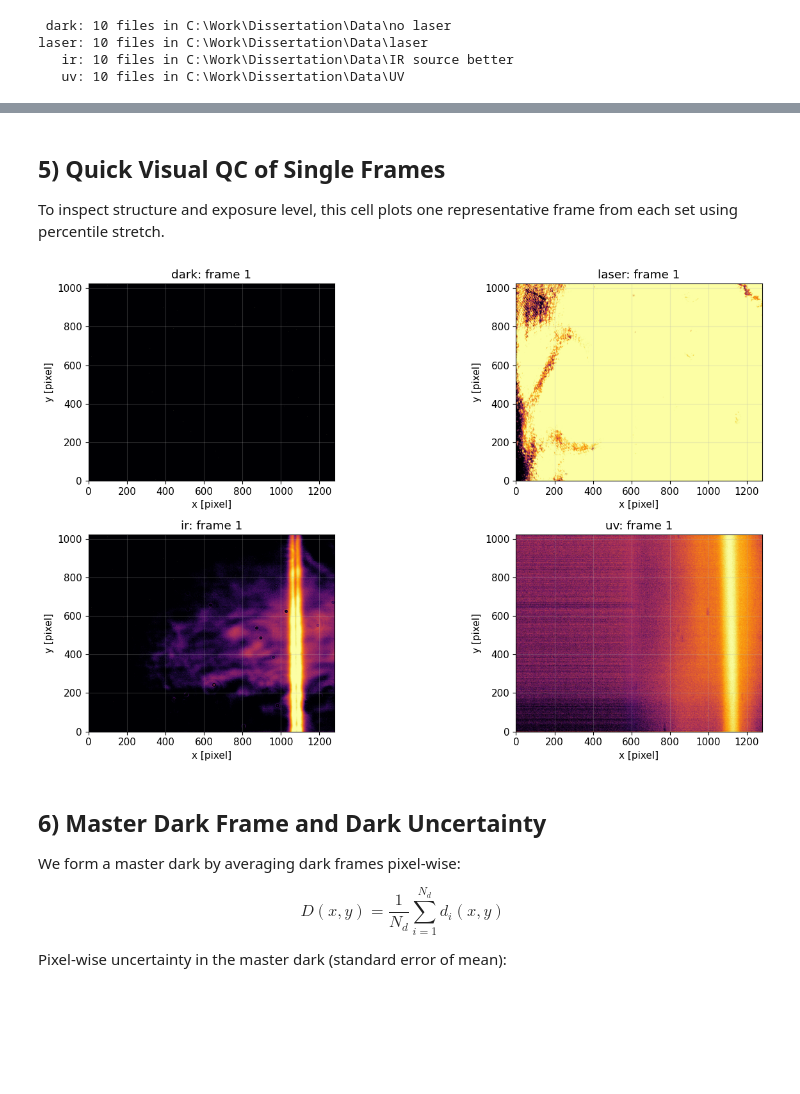
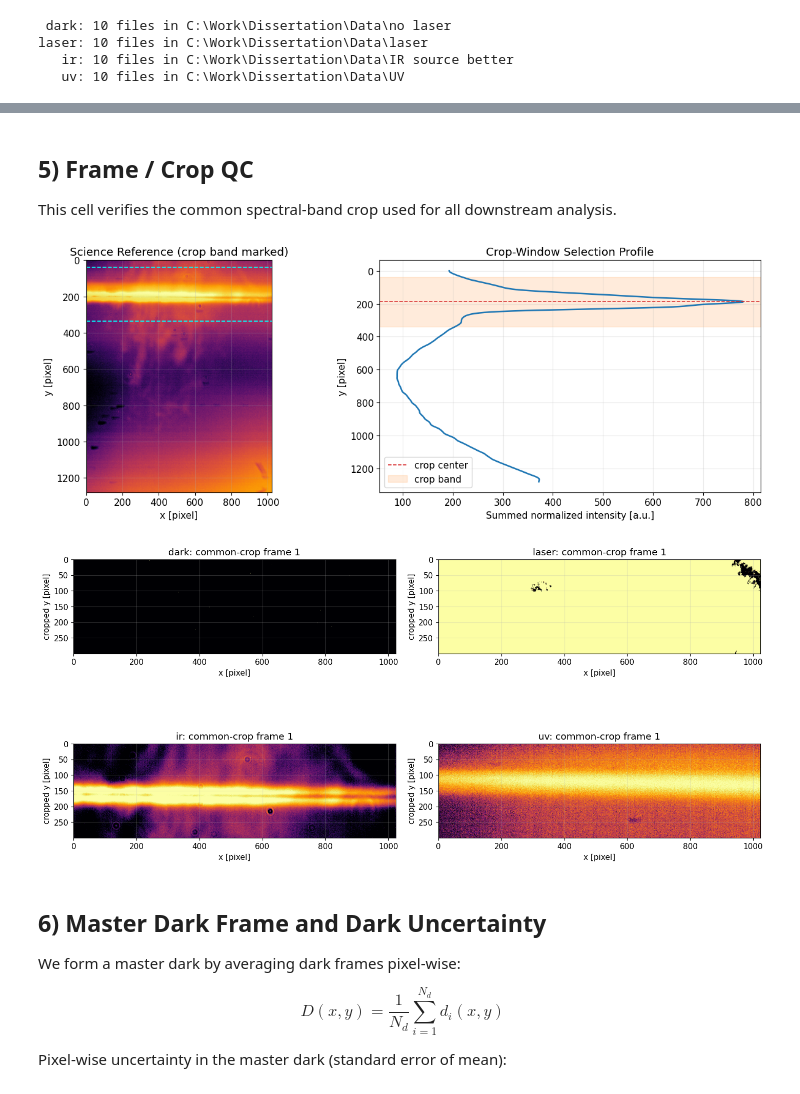
Before and after one commit to JensenDABHOY/Flatsat-Dissertation-Code, a Jupyter notebook: spectrometer_characterization_from_tiffs.ipynb, the cells around one changed output, grey strips where cells are left out. Drawn from its saved outputs; the diff is of its cells as text; code cells hidden in the pictures; blank space fills up the shorter version.

```diff
--- a/spectrometer_characterization_from_tiffs.ipynb
+++ b/spectrometer_characterization_from_tiffs.ipynb
@@ -72,13 +80,24 @@ SET_DIRS = {
     "uv": "UV",
 }
 
-WAVELENGTH_INCREASES_WITH_X = True
+FRAME_GEOMETRY_K = 1
+SPECTRAL_CROP_HEIGHT_PX = 300
+CROP_REFERENCE_SETS = ("uv", "ir")
+DISPLAY_PIXEL_SPAN = 1023.0
+
+# Set to True or False to force a wavelength direction along an extracted 1D spectrum,
+# or None to test both directions and keep the lower-residual solution.
+WAVELENGTH_INCREASES_WITH_X = None
+
 RANDOM_SEED = 42
 rng = np.random.default_rng(RANDOM_SEED)
 
 assert DATA_ROOT.exists(), f"Data root not found: {DATA_ROOT}"
 print(f"Data root: {DATA_ROOT}")
 print(f"IR folder selected: {SET_DIRS['ir']}")
+print(f"Frame geometry applied: 90 deg CCW (k={FRAME_GEOMETRY_K})")
+print(f"Target cropped spectral-band height: {SPECTRAL_CROP_HEIGHT_PX} px")
+print(f"Display-only spectral coordinate span: 0 to {DISPLAY_PIXEL_SPAN:.0f} px")
 # %% [output]
 Data root: C:\Work\Dissertation\Data
 IR folder selected: IR source better
@@ -270,38 +260,58 @@ Stack shapes: {'dark': (10, 1024, 1280), 'laser': (10, 1024, 1280), 'ir': (10, 1
 # %% [markdown]
+## 5) Frame / Crop QC
 
-## 5) Quick Visual QC of Single Frames
-
-To inspect structure and exposure level, this cell plots one representative frame from each set using percentile stretch.
+This cell verifies the common spectral-band crop used for all downstream analysis.
 # %%
 def stretch_image(img, p_low=1, p_high=99, asinh=True):
     lo, hi = np.percentile(img, [p_low, p_high])
     if hi <= lo:
         hi = lo + 1.0
     x = np.clip((img - lo) / (hi - lo), 0, 1)
     if asinh:
         x = np.arcsinh(8 * x) / np.arcsinh(8)
     return x
 
+
+fig, axes = plt.subplots(1, 2, figsize=(13, 4.8))
+axes[0].imshow(stretch_image(crop_meta["reference_image"], 1, 99.8), cmap="inferno", origin="upper")
+axes[0].axhline(crop_meta["y0"], color="cyan", ls="--", lw=1.2)
+axes[0].axhline(crop_meta["y1"] - 1, color="cyan", ls="--", lw=1.2)
+axes[0].set_title("Science Reference (crop band marked)")
+axes[0].set_xlabel("x [pixel]")
+axes[0].set_ylabel("y [pixel]")
+
+axes[1].plot(crop_meta["row_profile"], np.arange(crop_meta["row_profile"].size), lw=1.8)
+axes[1].axhline(crop_meta["y_center"], color="tab:red", ls="--", lw=1.1, label="crop center")
+axes[1].axhspan(crop_meta["y0"], crop_meta["y1"], color="tab:orange", alpha=0.15, label="crop band")
+axes[1].invert_yaxis()
+axes[1].set_xlabel("Summed normalized intensity [a.u.]")
+axes[1].set_ylabel("y [pixel]")
+axes[1].set_title("Crop-Window Selection Profile")
+axes[1].legend()
+plt.tight_layout()
+
+
 qc_sets = [k for k in ["dark", "laser", "ir", "uv"] if k in stacks_raw]
 n = len(qc_sets)
 ncols = 2
 nrows = int(np.ceil(n / ncols))
 fig, axes = plt.subplots(nrows, ncols, figsize=(7.2 * ncols, 4.0 * nrows))
 axes = np.atleast_1d(axes).ravel()
 
 for ax, k in zip(axes, qc_sets):
     img = stacks_raw[k][0]
-    ax.imshow(stretch_image(img), cmap="inferno", origin="lower")
-    ax.set_title(f"{k}: frame 1")
+    ax.imshow(stretch_image(img), cmap="inferno", origin="upper")
+    ax.set_title(f"{k}: common-crop frame 1")
     ax.set_xlabel("x [pixel]")
-    ax.set_ylabel("y [pixel]")
+    ax.set_ylabel("cropped y [pixel]")
 
 for ax in axes[n:]:
     ax.axis("off")
 
 plt.tight_layout()
 # %% [output]
-[figure, old version]
+[figure, new version]
+[figure, added]
 # %% [markdown]
 
 ## 6) Master Dark Frame and Dark Uncertainty
```
Also changed, not shown: parts of 26 cells of this notebook, 1 other file.
